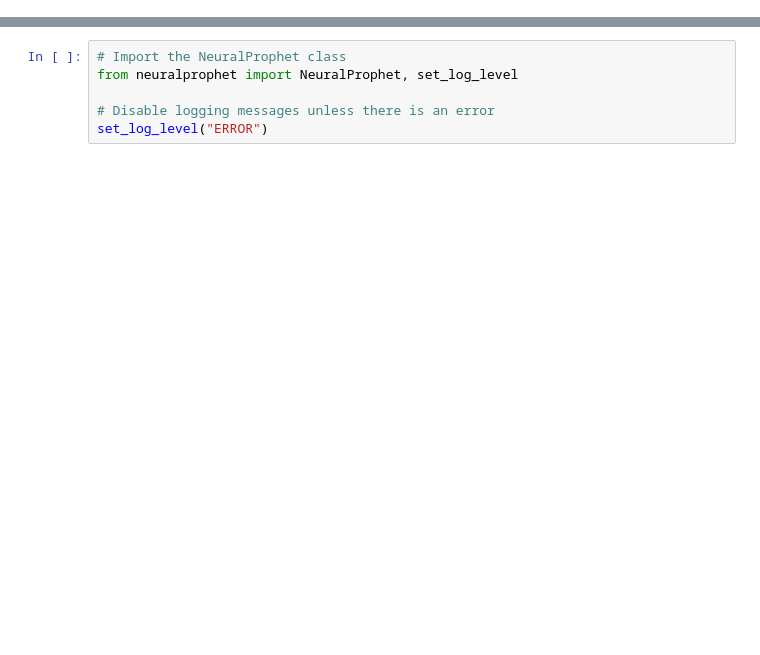
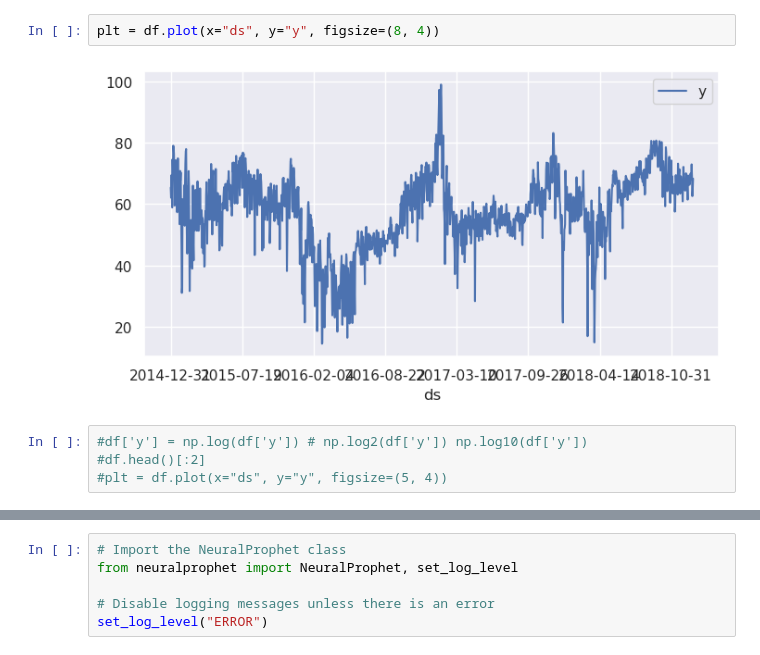
Before and after one commit to maranemil/docker_srv_playground, a Jupyter notebook: srv_jupyter/forecasting/neuralprophet.ipynb, the cells around one changed output, grey strips where cells are left out. Drawn from its saved outputs; the diff is of its cells as text; blank space fills up the shorter version.

```diff
--- a/srv_jupyter/forecasting/neuralprophet.ipynb
+++ b/srv_jupyter/forecasting/neuralprophet.ipynb
@@ -45,0 +58,8 @@ plt = df.plot(x="ds", y="y", figsize=(15, 1))
+# %%
+plt = df.plot(x="ds", y="y", figsize=(8, 4))
+# %% [output]
+[figure, added]
+# %%
+#df['y'] = np.log(df['y']) # np.log2(df['y']) np.log10(df['y'])
+#df.head()[:2]
+#plt = df.plot(x="ds", y="y", figsize=(5, 4))
```
Also changed, not shown: parts of 31 cells of this notebook, 11 other files.
